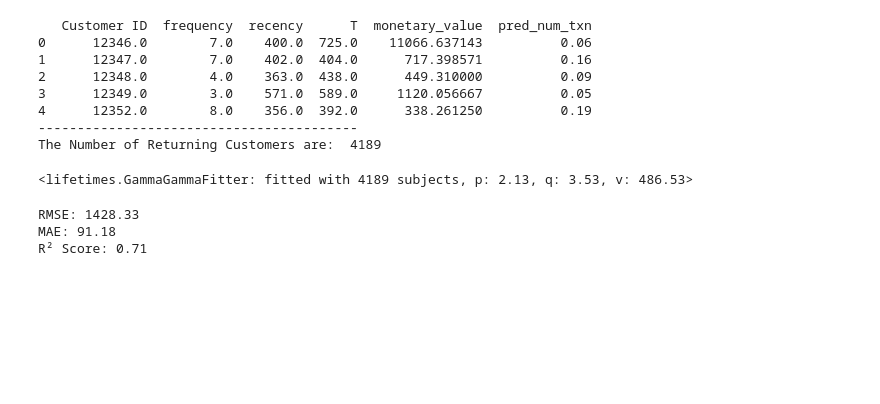
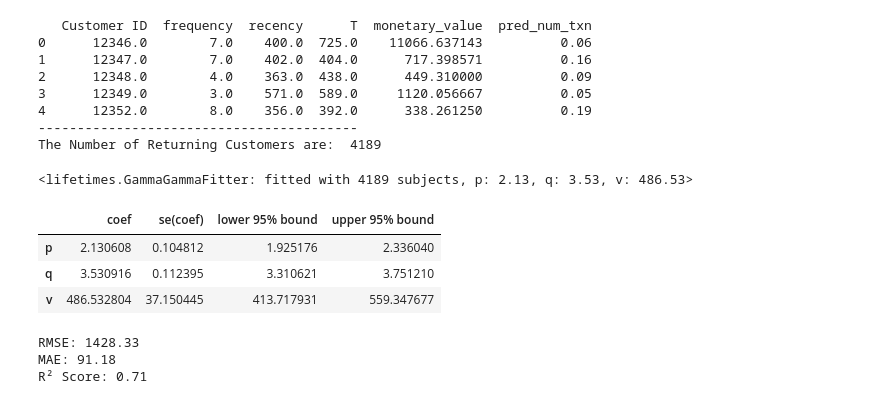
Before and after one commit to aufaaq/ds_clv, a Jupyter notebook: clv_gamma/Customer_Lifetime_Value.ipynb, the cells around one changed output. Saved outputs shown, nothing was run; the diff lists cells and outputs as text; code cells hidden in the pictures; blank space fills up the shorter version.

```diff
--- a/clv_gamma/Customer_Lifetime_Value.ipynb
+++ b/clv_gamma/Customer_Lifetime_Value.ipynb
@@ -233,6 +233,13 @@ ggf.fit(shortlisted_customers['frequency'],
 print(ggf)
 # %% [output]
 <lifetimes.GammaGammaFitter: fitted with 4189 subjects, p: 2.13, q: 3.53, v: 486.53>
+# %%
+ggf.summary
+# %% [output]
+|  | coef | se(coef) | lower 95% bound | upper 95% bound |
+| p | 2.130608 | 0.104812 | 1.925176 | 2.336040 |
+| q | 3.530916 | 0.112395 | 3.310621 | 3.751210 |
+| v | 486.532804 | 37.150445 | 413.717931 | 559.347677 |
 # %%
 from sklearn.metrics import mean_squared_error, mean_absolute_error, r2_score
 import numpy as np
```
Also changed, not shown: parts of 1 cell of this notebook, 7 other files.
